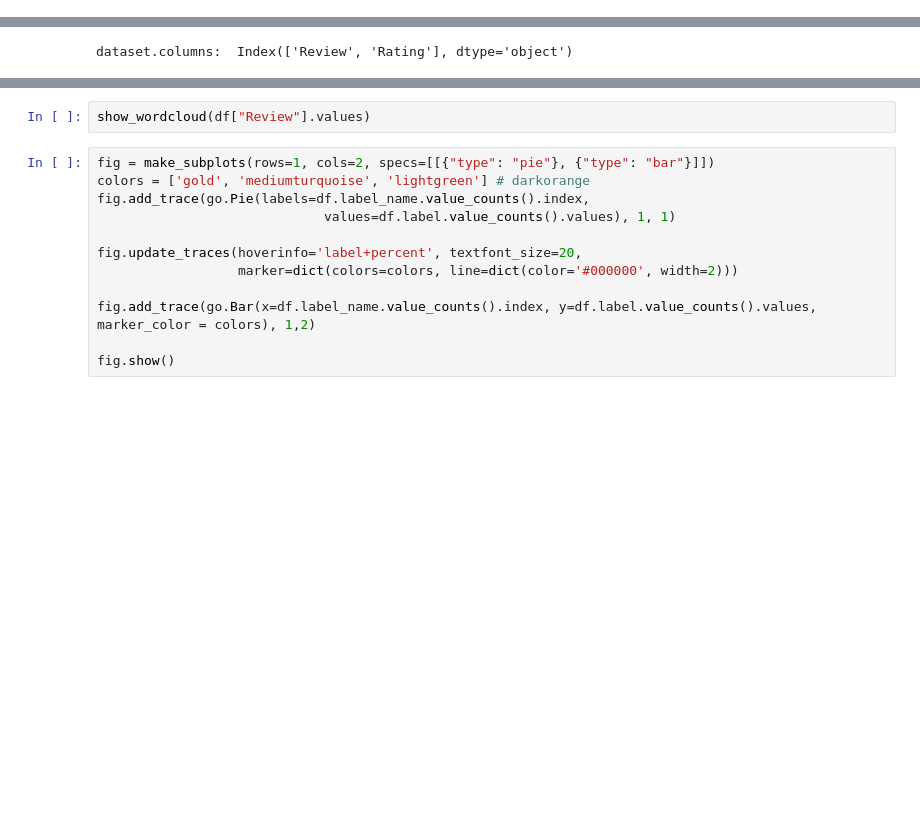
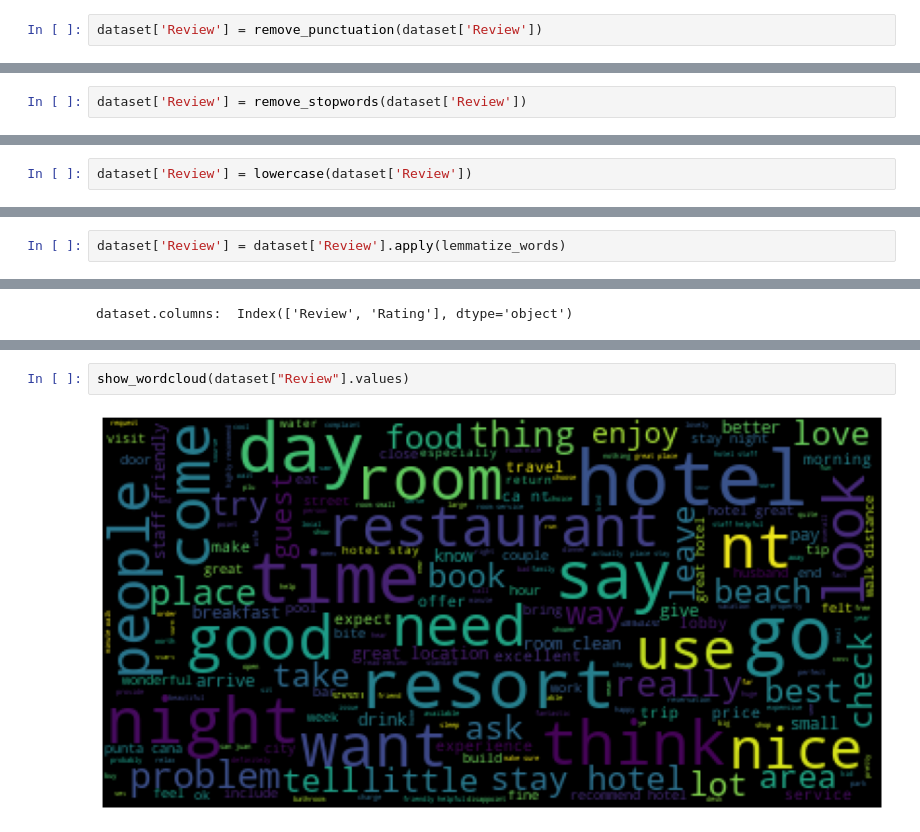
Before and after one commit to dariabutyrskaya/TripAdvisorSentimentPrediction, a Jupyter notebook: TripAdvisor_ML.ipynb, the cells around one changed output, grey strips where cells are left out. Saved outputs shown, nothing was run; the diff lists cells and outputs as text; blank space fills up the shorter version.

```diff
--- a/TripAdvisor_ML.ipynb
+++ b/TripAdvisor_ML.ipynb
@@ -98,0 +132,2 @@ dataset.head()
+# %%
+dataset['Review'] = remove_punctuation(dataset['Review'])
@@ -98,0 +136,2 @@ dataset.head()
+# %%
+dataset['Review'] = remove_stopwords(dataset['Review'])
@@ -98,0 +140,2 @@ dataset.head()
+# %%
+dataset['Review'] = lowercase(dataset['Review'])
@@ -98,0 +144,2 @@ dataset.head()
+# %%
+dataset['Review'] = dataset['Review'].apply(lemmatize_words)
@@ -147,14 +178,4 @@ def show_wordcloud(data, title = None):
 # %%
-show_wordcloud(df["Review"].values)
+show_wordcloud(dataset["Review"].values)
+# %% [output]
+[figure, added]
-# %%
-fig = make_subplots(rows=1, cols=2, specs=[[{"type": "pie"}, {"type": "bar"}]])
-colors = ['gold', 'mediumturquoise', 'lightgreen'] # darkorange
-fig.add_trace(go.Pie(labels=df.label_name.value_counts().index,
-                             values=df.label.value_counts().values), 1, 1)
-
-fig.update_traces(hoverinfo='label+percent', textfont_size=20,
-                  marker=dict(colors=colors, line=dict(color='#000000', width=2)))
-
-fig.add_trace(go.Bar(x=df.label_name.value_counts().index, y=df.label.value_counts().values, marker_color = colors), 1,2)
-
-fig.show()
```
Also changed, not shown: parts of 81 cells of this notebook.
